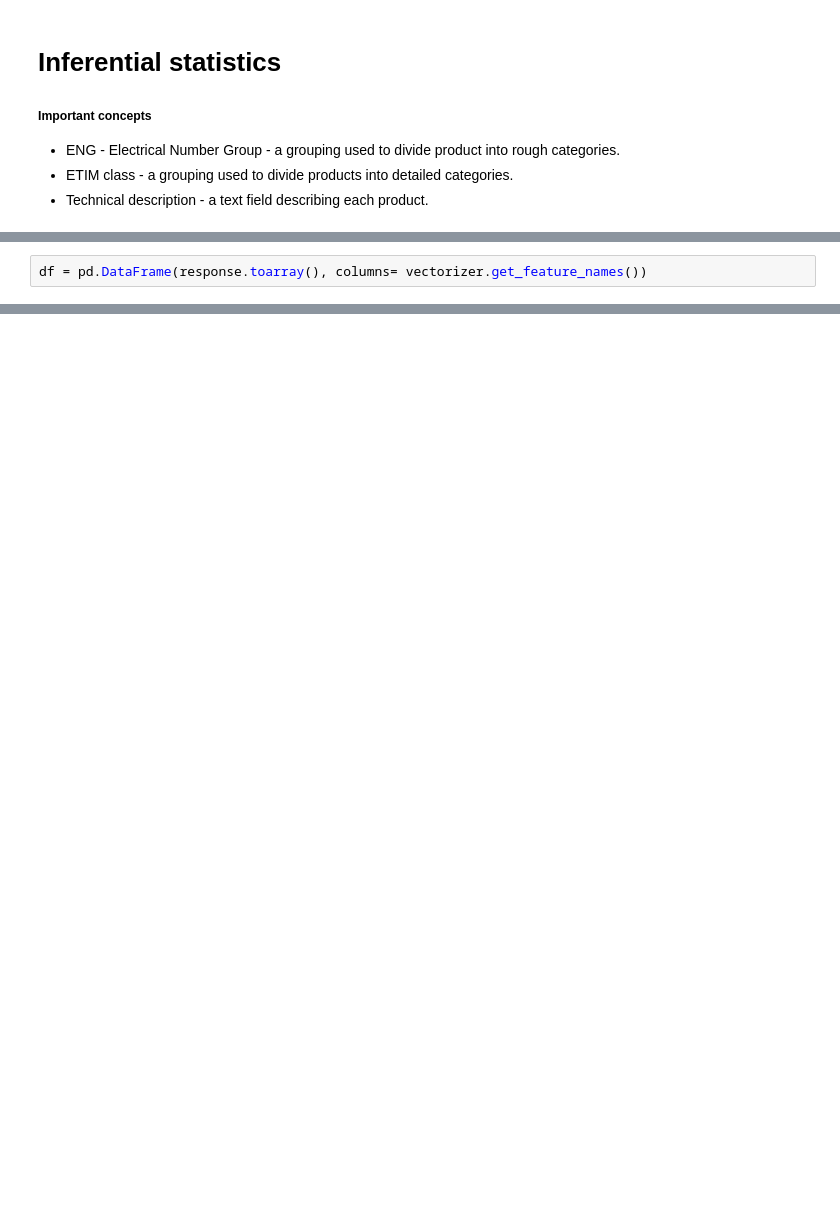
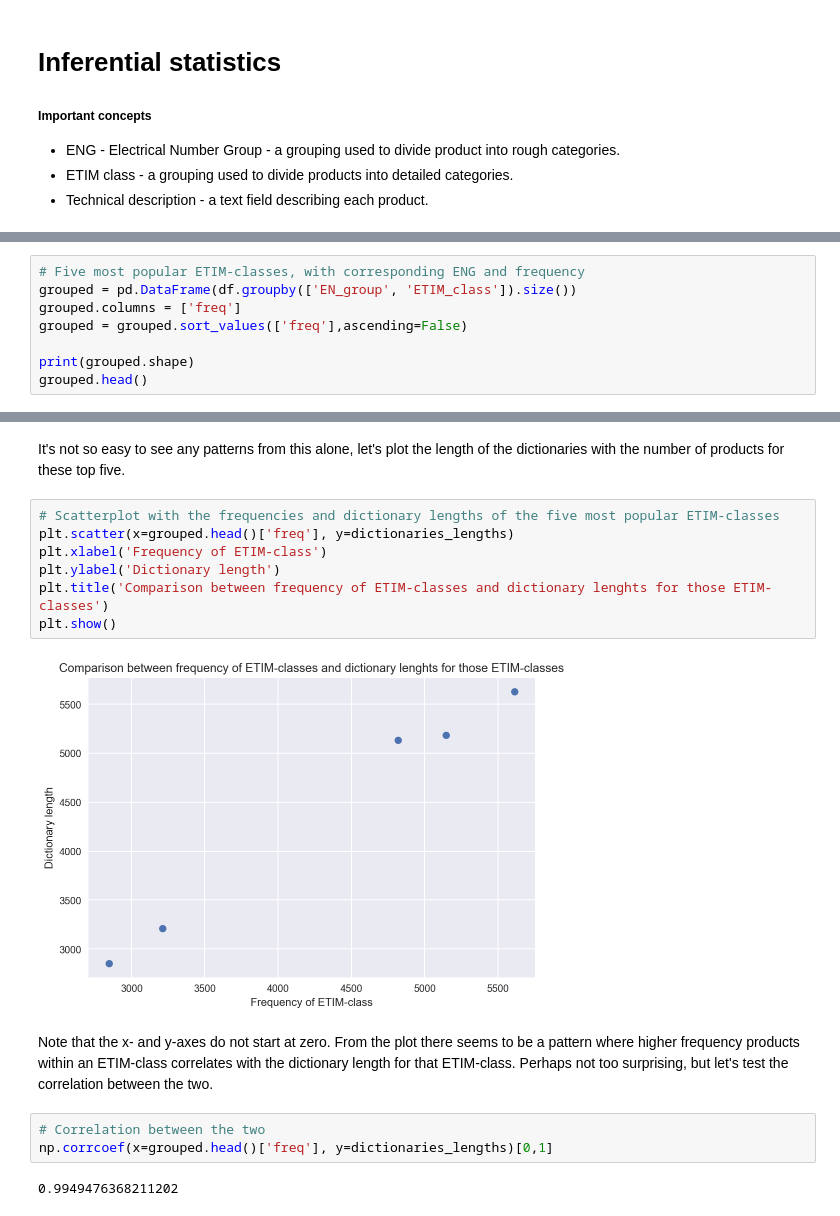
Before and after one commit to pkgranholt/ETIM-classification, a Jupyter notebook: Inferential_statistics.ipynb, the cells around one changed output, grey strips where cells are left out. Saved outputs shown, nothing was run; the diff lists cells and outputs as text; blank space fills up the shorter version.

Commit message:
Updated with correlations

```diff
--- a/Inferential_statistics.ipynb
+++ b/Inferential_statistics.ipynb
@@ -75,2 +30,0 @@ response
-# %%
-df = pd.DataFrame(response.toarray(), columns= vectorizer.get_feature_names())
@@ -82,0 +40,8 @@ Name: 00000, dtype: int64
+# %%
+# Five most popular ETIM-classes, with corresponding ENG and frequency
+grouped = pd.DataFrame(df.groupby(['EN_group', 'ETIM_class']).size())
+grouped.columns = ['freq']
+grouped = grouped.sort_values(['freq'],ascending=False)
+
+print(grouped.shape)
+grouped.head()
@@ -82,0 +100,18 @@ Name: 00000, dtype: int64
+# %% [markdown]
+It's not so easy to see any patterns from this alone, let's plot the length of the dictionaries with the number of products for these top five.
+# %%
+# Scatterplot with the frequencies and dictionary lengths of the five most popular ETIM-classes
+plt.scatter(x=grouped.head()['freq'], y=dictionaries_lengths)
+plt.xlabel('Frequency of ETIM-class')
+plt.ylabel('Dictionary length')
+plt.title('Comparison between frequency of ETIM-classes and dictionary lenghts for those ETIM-classes')
+plt.show()
+# %% [output]
+[figure, added]
+# %% [markdown]
+Note that the x- and y-axes do not start at zero. From the plot there seems to be a pattern where higher frequency products within an ETIM-class correlates with the dictionary length for that ETIM-class. Perhaps not too surprising, but let's test the correlation between the two.
+# %%
+# Correlation between the two
+np.corrcoef(x=grouped.head()['freq'], y=dictionaries_lengths)[0,1]
+# %% [output]
+0.9949476368211202
```
Also changed, not shown: parts of 14 cells of this notebook.
